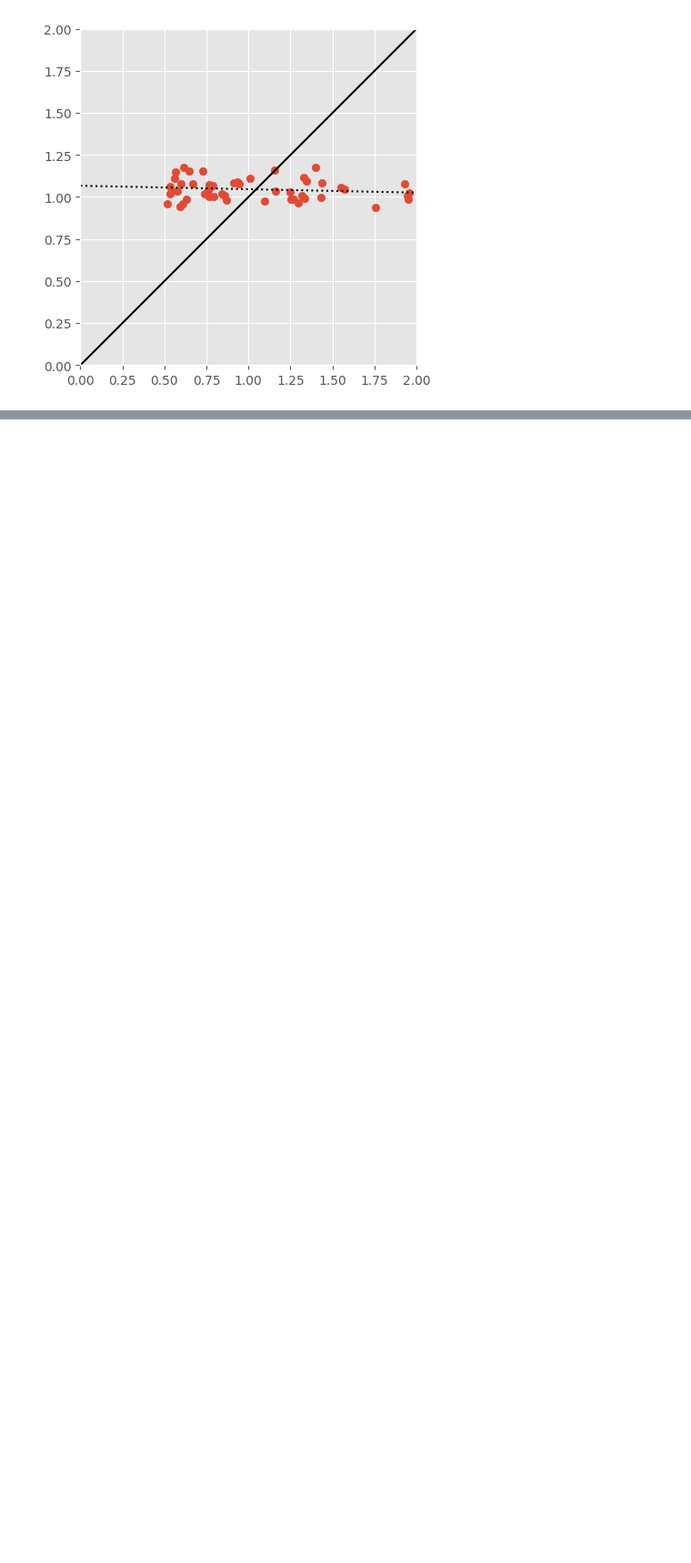
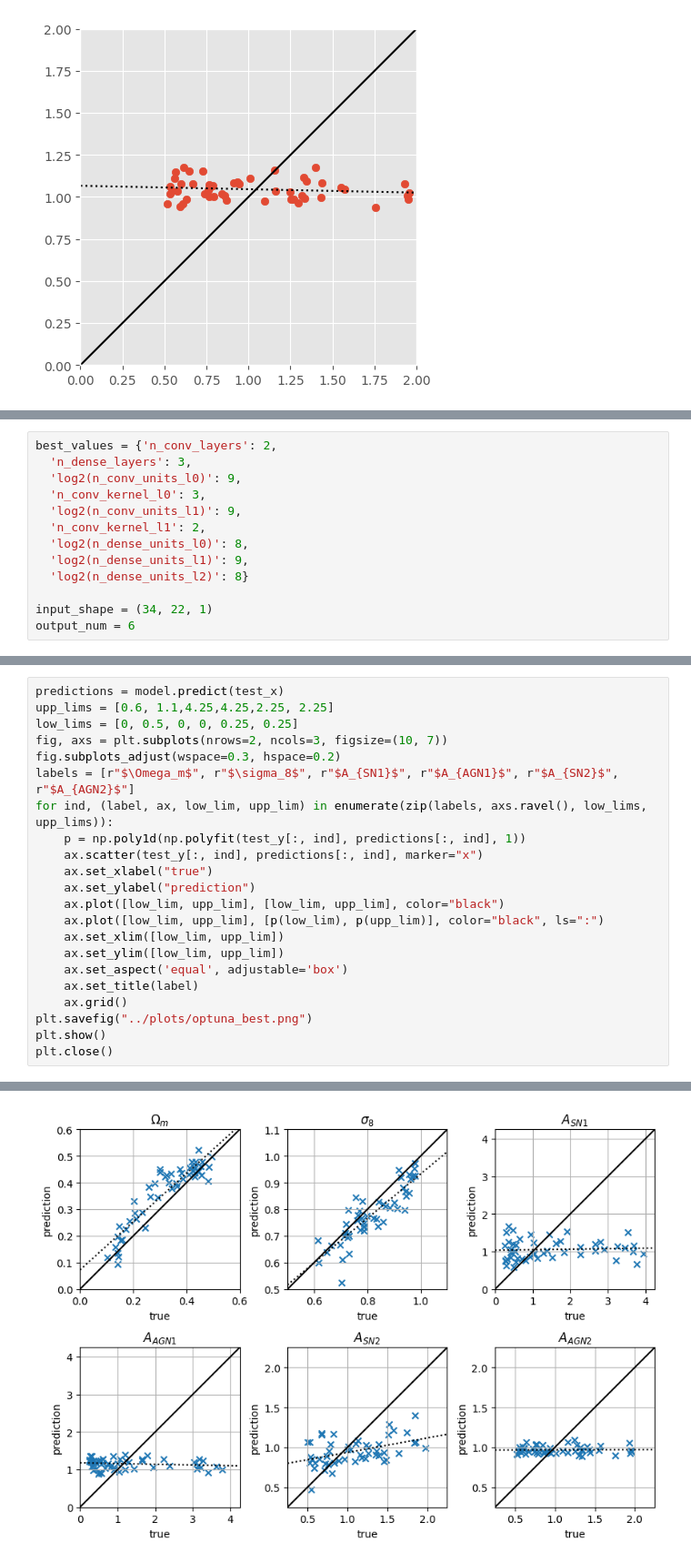
Before and after one commit to shubhagrawal30/CosmoIM, a Jupyter notebook: notebooks/optuna.ipynb, the cells around one changed output, grey strips where cells are left out. Shown at 91% size. Cells and saved outputs as stored; diff of their text form; blank space fills up the shorter version.

```diff
--- a/notebooks/optuna.ipynb
+++ b/notebooks/optuna.ipynb
@@ -314,0 +323,13 @@ for ind, (low_lim, upp_lim) in enumerate(zip(low_lims, upp_lims)):
+# %%
+best_values = {'n_conv_layers': 2,
+  'n_dense_layers': 3,
+  'log2(n_conv_units_l0)': 9,
+  'n_conv_kernel_l0': 3,
+  'log2(n_conv_units_l1)': 9,
+  'n_conv_kernel_l1': 2,
+  'log2(n_dense_units_l0)': 8,
+  'log2(n_dense_units_l1)': 9,
+  'log2(n_dense_units_l2)': 8}
+
+input_shape = (34, 22, 1)
+output_num = 6
@@ -314,0 +383,23 @@ for ind, (low_lim, upp_lim) in enumerate(zip(low_lims, upp_lims)):
+# %%
+predictions = model.predict(test_x)
+upp_lims = [0.6, 1.1,4.25,4.25,2.25, 2.25]
+low_lims = [0, 0.5, 0, 0, 0.25, 0.25]
+fig, axs = plt.subplots(nrows=2, ncols=3, figsize=(10, 7))
+fig.subplots_adjust(wspace=0.3, hspace=0.2)
+labels = [r"$\Omega_m$", r"$\sigma_8$", r"$A_{SN1}$", r"$A_{AGN1}$", r"$A_{SN2}$", r"$A_{AGN2}$"]
+for ind, (label, ax, low_lim, upp_lim) in enumerate(zip(labels, axs.ravel(), low_lims, upp_lims)):
+    p = np.poly1d(np.polyfit(test_y[:, ind], predictions[:, ind], 1))
+    ax.scatter(test_y[:, ind], predictions[:, ind], marker="x")
+    ax.set_xlabel("true")
+    ax.set_ylabel("prediction")
+    ax.plot([low_lim, upp_lim], [low_lim, upp_lim], color="black")
+    ax.plot([low_lim, upp_lim], [p(low_lim), p(upp_lim)], color="black", ls=":")
+    ax.set_xlim([low_lim, upp_lim])
+    ax.set_ylim([low_lim, upp_lim])
+    ax.set_aspect('equal', adjustable='box')
+    ax.set_title(label)
+    ax.grid()
+plt.savefig("../plots/optuna_best.png")
+plt.show()
+plt.close()
+# %% [output]
@@ -314,0 +407 @@ for ind, (low_lim, upp_lim) in enumerate(zip(low_lims, upp_lims)):
+[figure, added]
```
Also changed, not shown: parts of 4 cells of this notebook, 40 other files.
